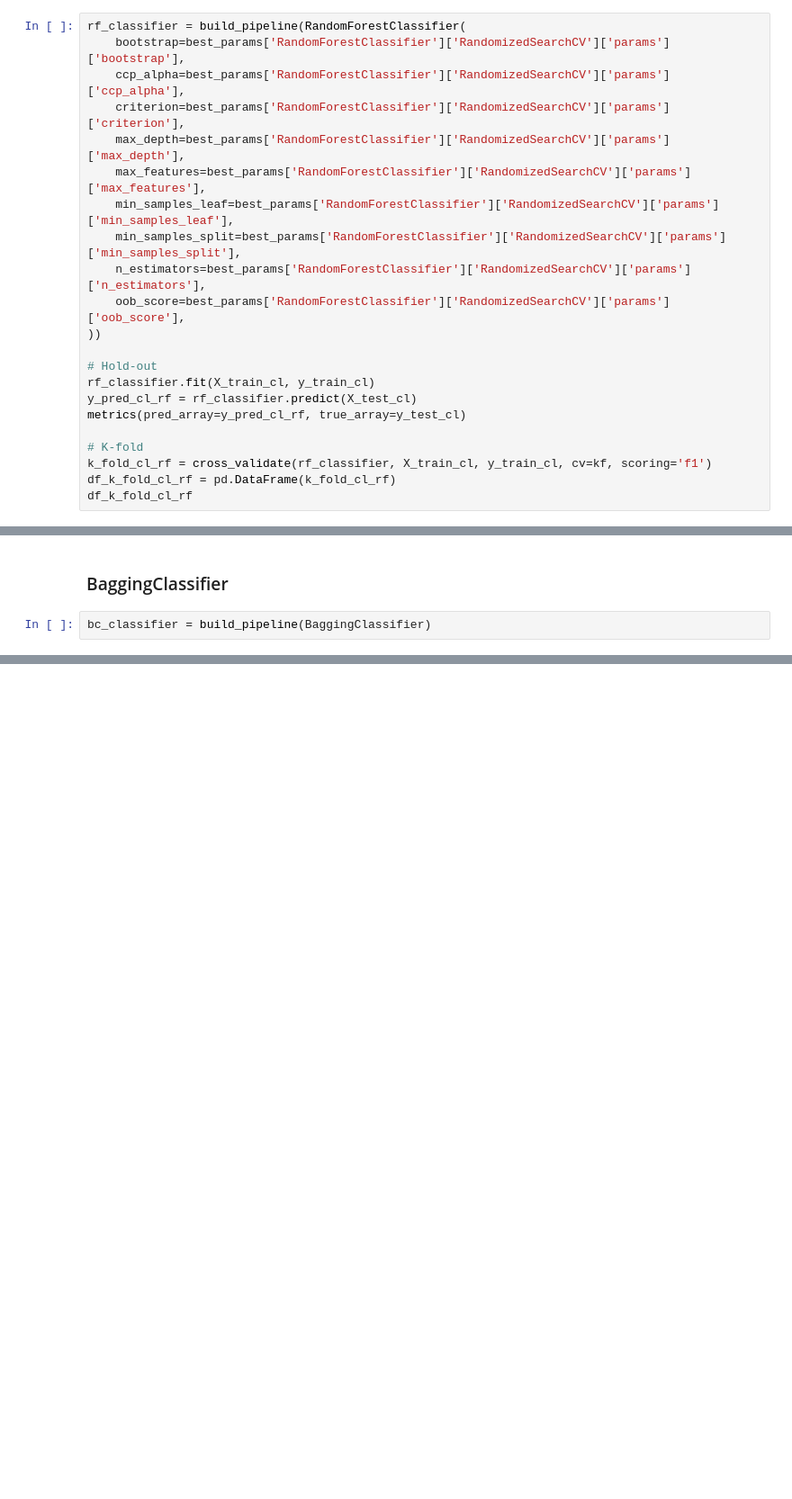
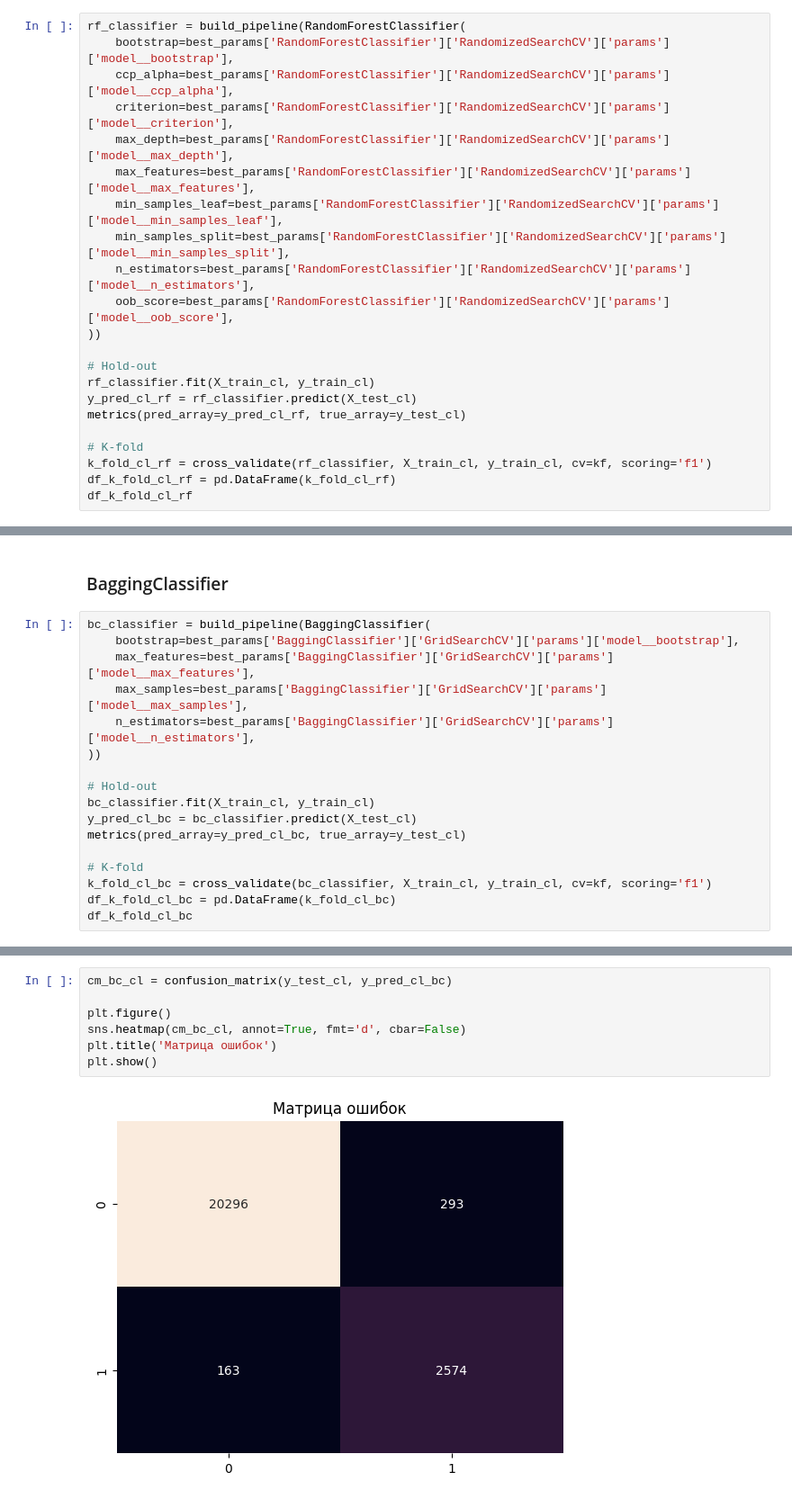
Before and after one commit to SergeyMotynga/OMSTU, a Jupyter notebook: ML/laboratory/lab_3/main/main.ipynb, the cells around one changed output, grey strips where cells are left out. Shown: that part at 90% size. Saved outputs shown, nothing was run; the diff lists cells and outputs as text; blank space fills up the shorter version.

```diff
--- a/ML/laboratory/lab_3/main/main.ipynb
+++ b/ML/laboratory/lab_3/main/main.ipynb
@@ -205,15 +267,15 @@ plt.show()
 ### RandomForestClassifier
 # %%
 rf_classifier = build_pipeline(RandomForestClassifier(
-    bootstrap=best_params['RandomForestClassifier']['RandomizedSearchCV']['params']['bootstrap'],
-    ccp_alpha=best_params['RandomForestClassifier']['RandomizedSearchCV']['params']['ccp_alpha'],
-    criterion=best_params['RandomForestClassifier']['RandomizedSearchCV']['params']['criterion'],
-    max_depth=best_params['RandomForestClassifier']['RandomizedSearchCV']['params']['max_depth'],
-    max_features=best_params['RandomForestClassifier']['RandomizedSearchCV']['params']['max_features'],
-    min_samples_leaf=best_params['RandomForestClassifier']['RandomizedSearchCV']['params']['min_samples_leaf'],
-    min_samples_split=best_params['RandomForestClassifier']['RandomizedSearchCV']['params']['min_samples_split'],
-    n_estimators=best_params['RandomForestClassifier']['RandomizedSearchCV']['params']['n_estimators'],
-    oob_score=best_params['RandomForestClassifier']['RandomizedSearchCV']['params']['oob_score'],
+    bootstrap=best_params['RandomForestClassifier']['RandomizedSearchCV']['params']['model__bootstrap'],
+    ccp_alpha=best_params['RandomForestClassifier']['RandomizedSearchCV']['params']['model__ccp_alpha'],
+    criterion=best_params['RandomForestClassifier']['RandomizedSearchCV']['params']['model__criterion'],
+    max_depth=best_params['RandomForestClassifier']['RandomizedSearchCV']['params']['model__max_depth'],
+    max_features=best_params['RandomForestClassifier']['RandomizedSearchCV']['params']['model__max_features'],
+    min_samples_leaf=best_params['RandomForestClassifier']['RandomizedSearchCV']['params']['model__min_samples_leaf'],
+    min_samples_split=best_params['RandomForestClassifier']['RandomizedSearchCV']['params']['model__min_samples_split'],
+    n_estimators=best_params['RandomForestClassifier']['RandomizedSearchCV']['params']['model__n_estimators'],
+    oob_score=best_params['RandomForestClassifier']['RandomizedSearchCV']['params']['model__oob_score'],
 ))
 
 # Hold-out
@@ -243,4 +320,19 @@ plt.show()
 # %% [markdown]
 ### BaggingClassifier
 # %%
-bc_classifier = build_pipeline(BaggingClassifier)
+bc_classifier = build_pipeline(BaggingClassifier(
+    bootstrap=best_params['BaggingClassifier']['GridSearchCV']['params']['model__bootstrap'],
+    max_features=best_params['BaggingClassifier']['GridSearchCV']['params']['model__max_features'],
+    max_samples=best_params['BaggingClassifier']['GridSearchCV']['params']['model__max_samples'],
+    n_estimators=best_params['BaggingClassifier']['GridSearchCV']['params']['model__n_estimators'],
+))
+
+# Hold-out
+bc_classifier.fit(X_train_cl, y_train_cl)
+y_pred_cl_bc = bc_classifier.predict(X_test_cl)
+metrics(pred_array=y_pred_cl_bc, true_array=y_test_cl)
+
+# K-fold
+k_fold_cl_bc = cross_validate(bc_classifier, X_train_cl, y_train_cl, cv=kf, scoring='f1')
+df_k_fold_cl_bc = pd.DataFrame(k_fold_cl_bc)
+df_k_fold_cl_bc
@@ -246,0 +360,9 @@ bc_classifier = build_pipeline(BaggingClassifier)
+# %%
+cm_bc_cl = confusion_matrix(y_test_cl, y_pred_cl_bc)
+
+plt.figure()
+sns.heatmap(cm_bc_cl, annot=True, fmt='d', cbar=False)
+plt.title('Матрица ошибок')
+plt.show()
+# %% [output]
+[figure, added]
```
Also changed, not shown: parts of 35 cells of this notebook, 8 other files.
